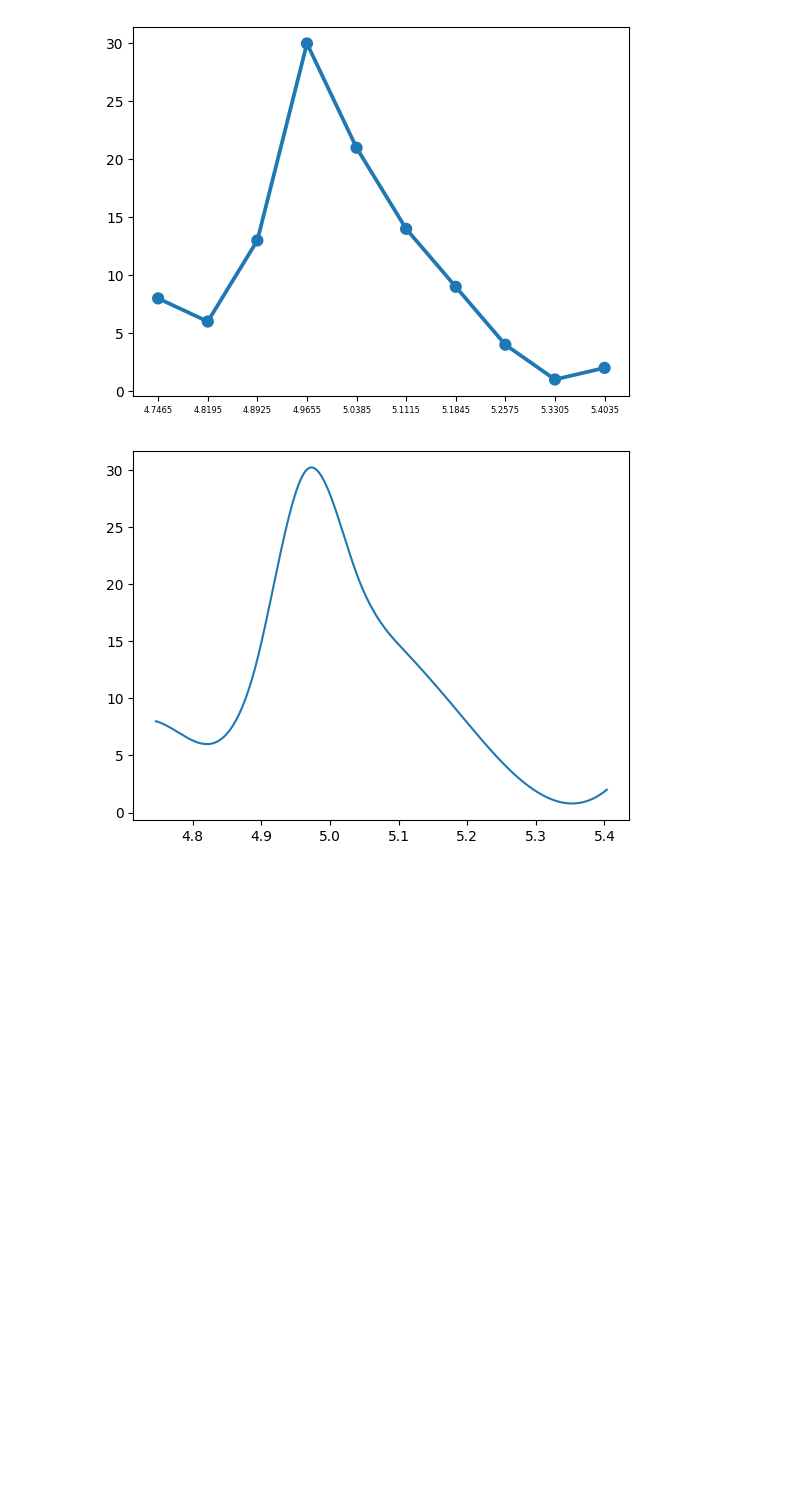
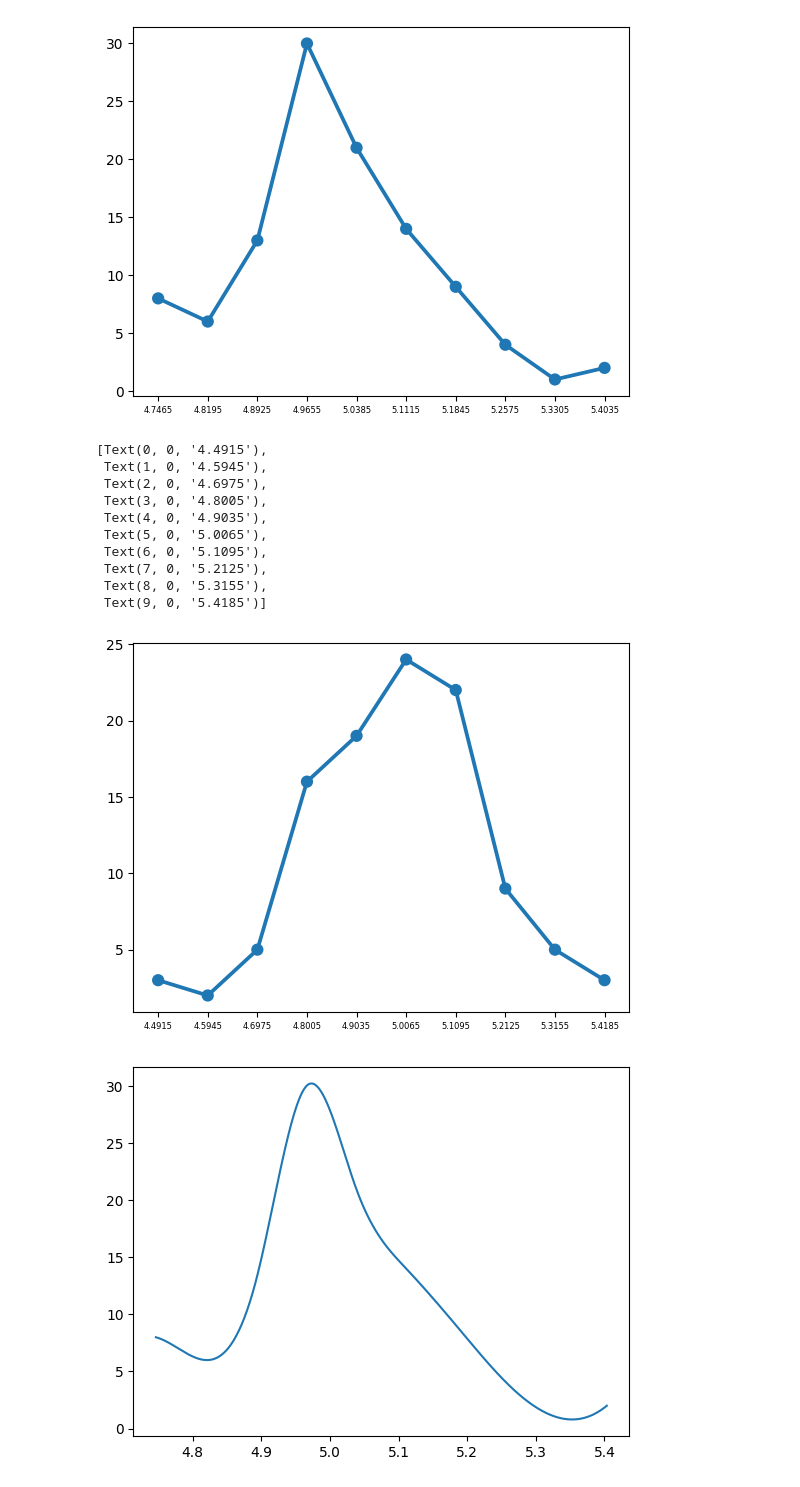
Before and after one commit to Rodnik05/ITMO_physics_lab_1, a Jupyter notebook: data_analysis.ipynb, the cells around one changed output. Cells and saved outputs as stored; diff of their text form; code cells hidden in the pictures; blank space fills up the shorter version.

Commit message:
even more plots

```diff
--- a/data_analysis.ipynb
+++ b/data_analysis.ipynb
@@ -94,6 +94,22 @@ ax.set_xticklabels(ax.get_xticklabels(), fontsize=6)
  Text(8, 0, '5.3305'),
  Text(9, 0, '5.4035')]
 [figure]
+# %%
+ax = sns.pointplot(x=middle_coords(bins2), y=counts2)
+
+ax.set_xticklabels(ax.get_xticklabels(), fontsize=6)
+# %% [output]
+[Text(0, 0, '4.4915'),
+ Text(1, 0, '4.5945'),
+ Text(2, 0, '4.6975'),
+ Text(3, 0, '4.8005'),
+ Text(4, 0, '4.9035'),
+ Text(5, 0, '5.0065'),
+ Text(6, 0, '5.1095'),
+ Text(7, 0, '5.2125'),
+ Text(8, 0, '5.3155'),
+ Text(9, 0, '5.4185')]
+[figure, added]
 # %%
 
 import numpy as np
```
Also changed, not shown: parts of 1 cell of this notebook.
